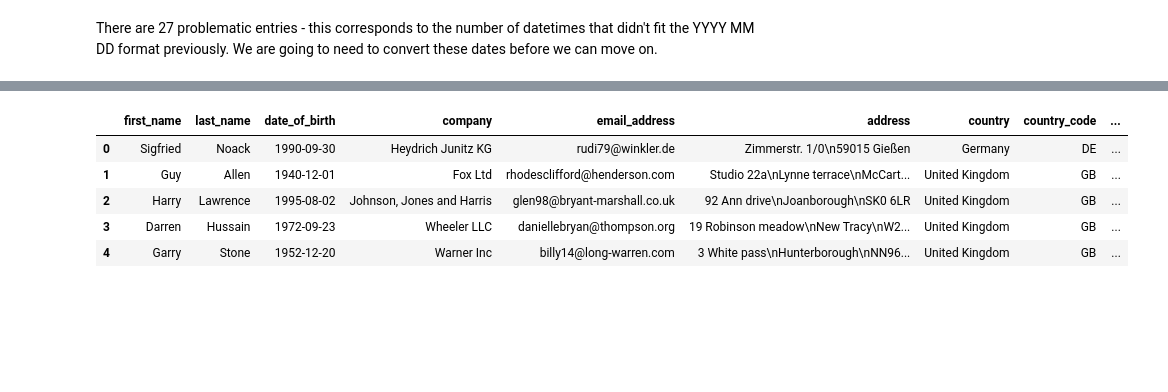
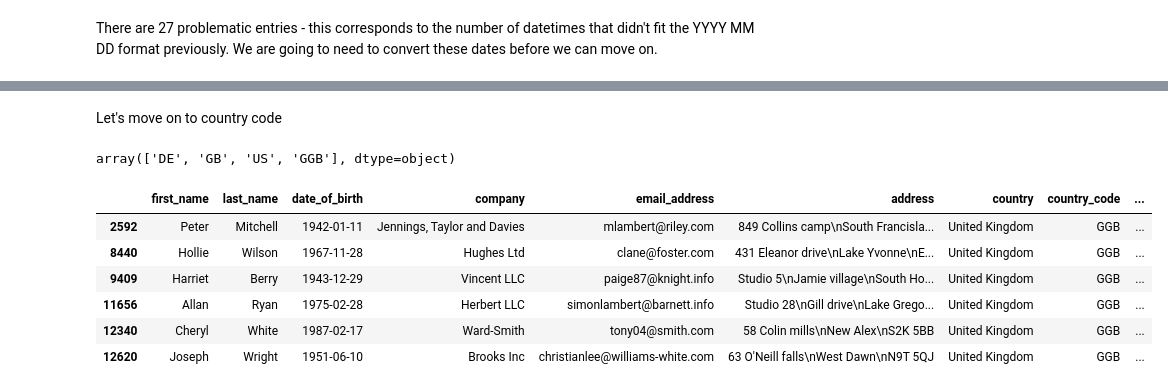
Before and after one commit to ArachnaDude/multinational-retail-data-centralisation140, a Jupyter notebook: data_clean_rough.ipynb, the cells around one changed output, grey strips where cells are left out. Cells and saved outputs as stored; diff of their text form; code cells hidden in the pictures; blank space fills up the shorter version.

Commit message:
complete all meaningful data cleaning for users table

```diff
--- a/data_clean_rough.ipynb
+++ b/data_clean_rough.ipynb
@@ -298,16 +295,14 @@ filtered_df.loc[non_matching_dates]
 # %%
-def preprocess_dob(date_str):
+def process_date(date_str):
   formats = ["%Y %B %d", "%Y/%m/%d", "%B %Y %d", "%Y-%m-%d"]
-  print(date_str, "Date String")
+  # print(date_str, "Date String")
   for format in formats:
     try:
       return datetime.strptime(date_str, format)
-    except Exception as e:
-      print(e)
+    except ValueError:
       continue
   return pd.NaT
 
 
-filtered_df["date_of_birth"] = filtered_df["date_of_birth"].apply(preprocess_dob)
-
-filtered_df.loc[non_matching_dates]
+filtered_df["date_of_birth"] = filtered_df["date_of_birth"].apply(process_date)
+filtered_df["join_date"] = filtered_df["join_date"].apply(process_date)
@@ -349,9 +309,17 @@ time data '1939-11-25' does not match format '%B %Y %d'
-# %%
-filtered_df["date_of_birth"]
-# %% [output]
-|  | first_name | last_name | date_of_birth | company | email_address | address | country | country_code | ... |
-| 0 | Sigfried | Noack | 1990-09-30 | Heydrich Junitz KG | rudi79@winkler.de | Zimmerstr. 1/0\n59015 Gießen | Germany | DE | ... |
-| 1 | Guy | Allen | 1940-12-01 | Fox Ltd | rhodesclifford@henderson.com | Studio 22a\nLynne terrace\nMcCart... | United Kingdom | GB | ... |
-| 2 | Harry | Lawrence | 1995-08-02 | Johnson, Jones and Harris | glen98@bryant-marshall.co.uk | 92 Ann drive\nJoanborough\nSK0 6LR | United Kingdom | GB | ... |
-| 3 | Darren | Hussain | 1972-09-23 | Wheeler LLC | daniellebryan@thompson.org | 19 Robinson meadow\nNew Tracy\nW2... | United Kingdom | GB | ... |
-| 4 | Garry | Stone | 1952-12-20 | Warner Inc | billy14@long-warren.com | 3 White pass\nHunterborough\nNN96... | United Kingdom | GB | ... |
+# %% [markdown]
+Let's move on to country code
+# %%
+filtered_df["country_code"].unique()
+# %% [output]
+array(['DE', 'GB', 'US', 'GGB'], dtype=object)
+# %%
+country_code_errors = filtered_df[filtered_df["country_code"] == "GGB"]
+country_code_errors
+# %% [output]
+|  | first_name | last_name | date_of_birth | company | email_address | address | country | country_code | ... |
+| 2592 | Peter | Mitchell | 1942-01-11 | Jennings, Taylor and Davies | mlambert@riley.com | 849 Collins camp\nSouth Francisla... | United Kingdom | GGB | ... |
+| 8440 | Hollie | Wilson | 1967-11-28 | Hughes Ltd | clane@foster.com | 431 Eleanor drive\nLake Yvonne\nE... | United Kingdom | GGB | ... |
+| 9409 | Harriet | Berry | 1943-12-29 | Vincent LLC | paige87@knight.info | Studio 5\nJamie village\nSouth Ho... | United Kingdom | GGB | ... |
+| 11656 | Allan | Ryan | 1975-02-28 | Herbert LLC | simonlambert@barnett.info | Studio 28\nGill drive\nLake Grego... | United Kingdom | GGB | ... |
+| 12340 | Cheryl | White | 1987-02-17 | Ward-Smith | tony04@smith.com | 58 Colin mills\nNew Alex\nS2K 5BB | United Kingdom | GGB | ... |
+| 12620 | Joseph | Wright | 1951-06-10 | Brooks Inc | christianlee@williams-white.com | 63 O'Neill falls\nWest Dawn\nN9T 5QJ | United Kingdom | GGB | ... |
```
Also changed, not shown: parts of 15 cells of this notebook.
